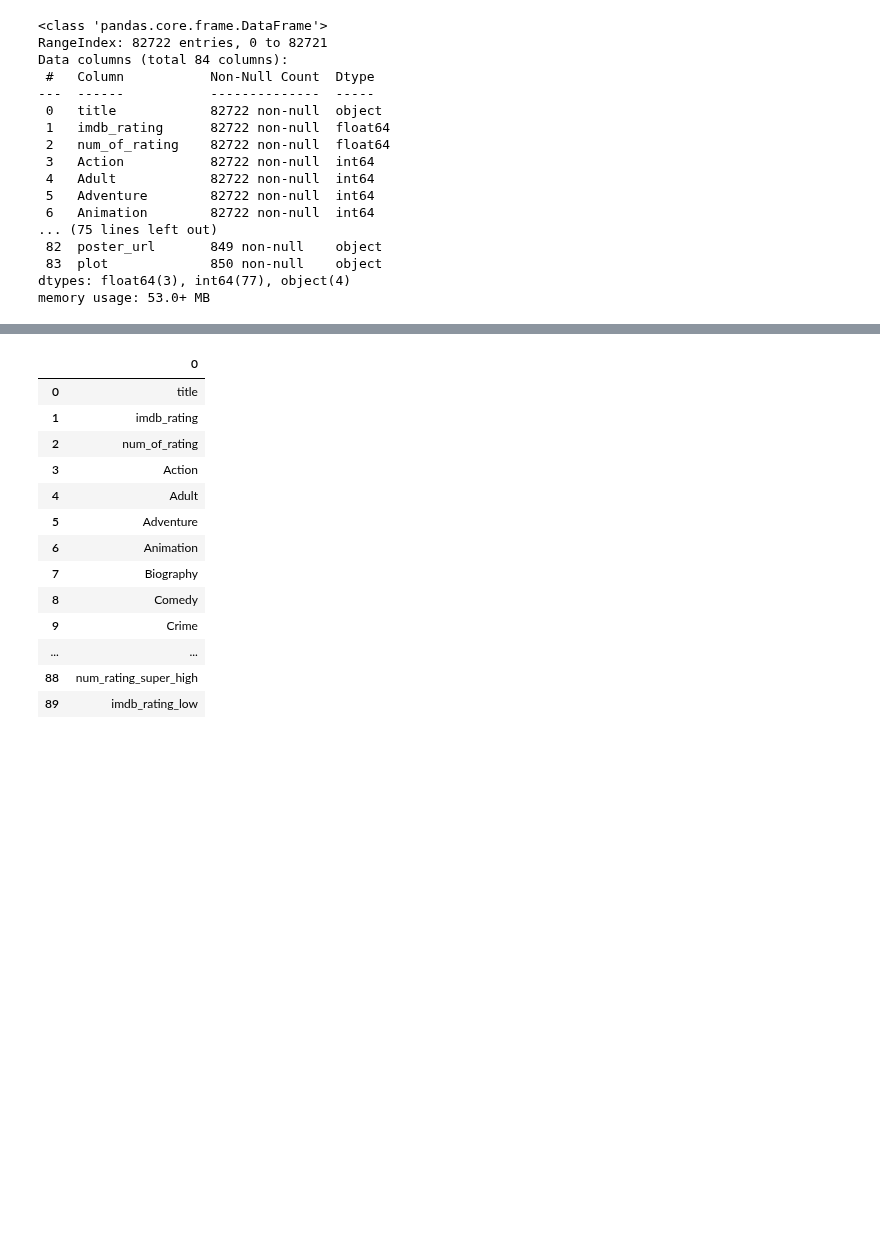
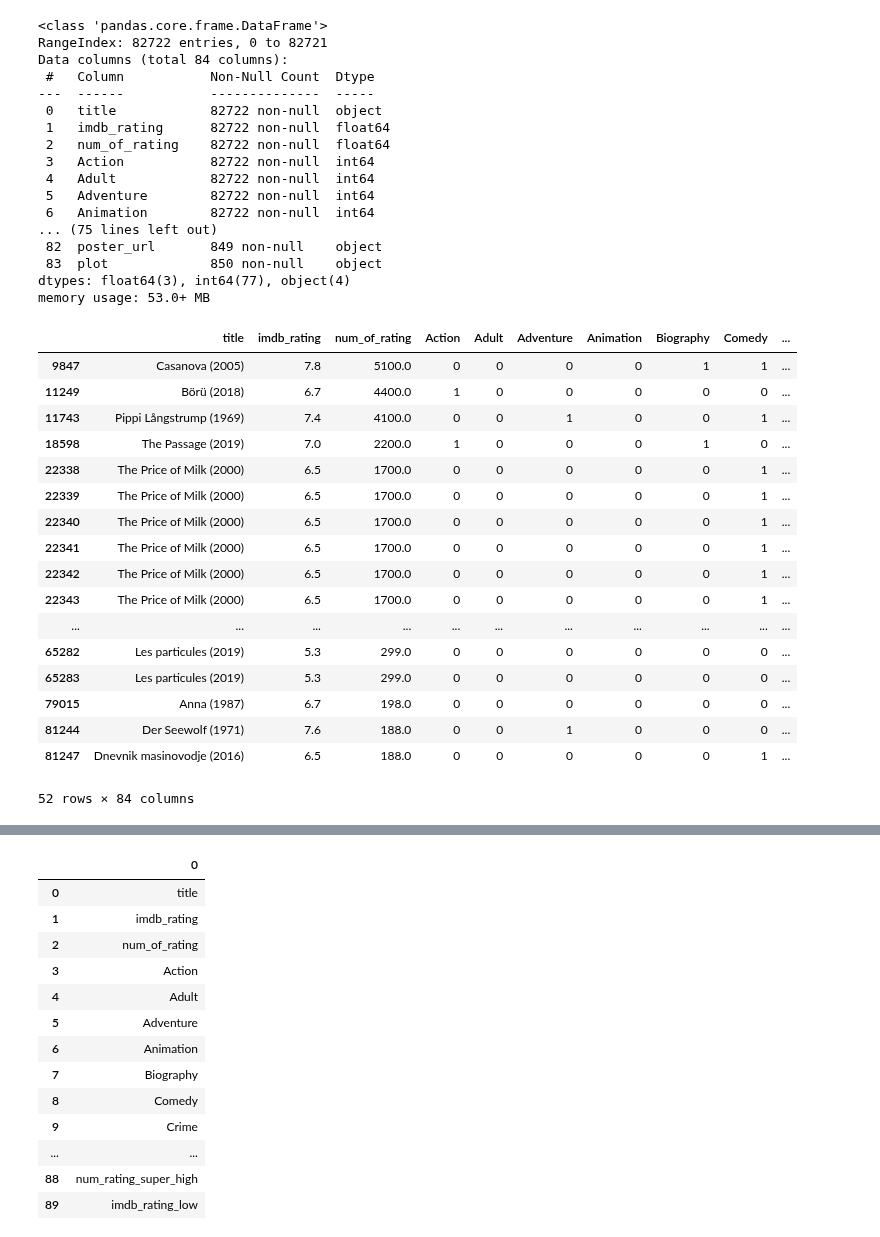
Before and after one commit to vincentlewi/import-group_name, a Jupyter notebook: add_posters.ipynb, the cells around one changed output, grey strips where cells are left out. Drawn from its saved outputs; the diff is of its cells as text; code cells hidden in the pictures; blank space fills up the shorter version.

```diff
--- a/add_posters.ipynb
+++ b/add_posters.ipynb
@@ -448,3 +448,25 @@ Data columns (total 84 columns):
  83  plot             850 non-null    object
 dtypes: float64(3), int64(77), object(4)
 memory usage: 53.0+ MB
+# %%
+# df_imdb_movies_final[df_imdb_movies_final.duplicated()]
+df_imdb_movies_final[df_imdb_movies_final.duplicated(subset=['title'])]
+# %% [output]
+|  | title | imdb_rating | num_of_rating | Action | Adult | Adventure | Animation | Biography | Comedy | ... |
+| 9847 | Casanova (2005) | 7.8 | 5100.0 | 0 | 0 | 0 | 0 | 1 | 1 | ... |
+| 11249 | Börü (2018) | 6.7 | 4400.0 | 1 | 0 | 0 | 0 | 0 | 0 | ... |
+| 11743 | Pippi Långstrump (1969) | 7.4 | 4100.0 | 0 | 0 | 1 | 0 | 0 | 1 | ... |
+| 18598 | The Passage (2019) | 7.0 | 2200.0 | 1 | 0 | 0 | 0 | 1 | 0 | ... |
+| 22338 | The Price of Milk (2000) | 6.5 | 1700.0 | 0 | 0 | 0 | 0 | 0 | 1 | ... |
+| 22339 | The Price of Milk (2000) | 6.5 | 1700.0 | 0 | 0 | 0 | 0 | 0 | 1 | ... |
+| 22340 | The Price of Milk (2000) | 6.5 | 1700.0 | 0 | 0 | 0 | 0 | 0 | 1 | ... |
+| 22341 | The Price of Milk (2000) | 6.5 | 1700.0 | 0 | 0 | 0 | 0 | 0 | 1 | ... |
+| 22342 | The Price of Milk (2000) | 6.5 | 1700.0 | 0 | 0 | 0 | 0 | 0 | 1 | ... |
+| 22343 | The Price of Milk (2000) | 6.5 | 1700.0 | 0 | 0 | 0 | 0 | 0 | 1 | ... |
+| ... | ... | ... | ... | ... | ... | ... | ... | ... | ... | ... |
+| 65282 | Les particules (2019) | 5.3 | 299.0 | 0 | 0 | 0 | 0 | 0 | 0 | ... |
+| 65283 | Les particules (2019) | 5.3 | 299.0 | 0 | 0 | 0 | 0 | 0 | 0 | ... |
+| 79015 | Anna (1987) | 6.7 | 198.0 | 0 | 0 | 0 | 0 | 0 | 0 | ... |
+| 81244 | Der Seewolf (1971) | 7.6 | 188.0 | 0 | 0 | 1 | 0 | 0 | 0 | ... |
+| 81247 | Dnevnik masinovodje (2016) | 6.5 | 188.0 | 0 | 0 | 0 | 0 | 0 | 1 | ... |
+52 rows × 84 columns
```
Also changed, not shown: parts of 12 cells of this notebook, 4 other files.
